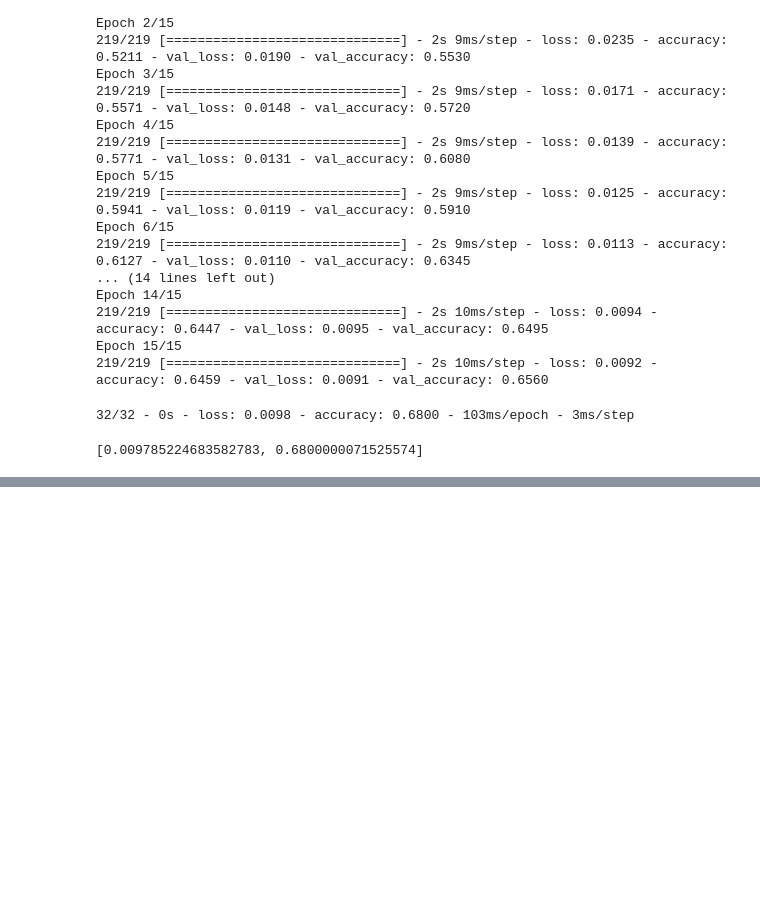
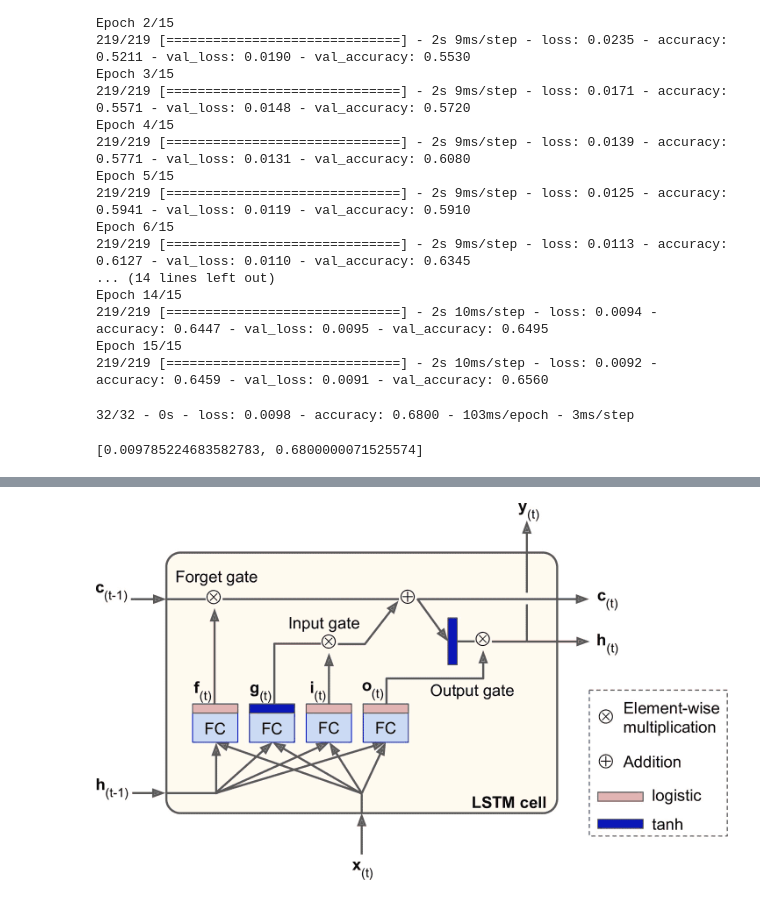
Before and after one commit to binlanguage/mln, a Jupyter notebook: 15_RNN_CNN.ipynb, the cells around one changed output, grey strips where cells are left out. Saved outputs shown, nothing was run; the diff lists cells and outputs as text; code cells hidden in the pictures; blank space fills up the shorter version.

```diff
--- a/15_RNN_CNN.ipynb
+++ b/15_RNN_CNN.ipynb
@@ -251,0 +360,14 @@ plt.show()
+# %%
+#LSTM 单元
+#h[t]是短期记忆状态，c[t]是长期记忆状态
+
+model = keras.models.Sequential([
+    keras.layers.LSTM(20, return_sequences=True, input_shape=[None, 1]),
+    keras.layers.LSTM(20, return_sequences=True),
+    keras.layers.TimeDistributed(keras.layers.Dense(10))
+])
+
+from IPython.display import Image
+Image("https://hands1ml.apachecn.org/img/70745cb802d7baf094598d9d5a61e02b.png",width=640)
+# %% [output]
+[figure, added]
```
Also changed, not shown: parts of 15 cells of this notebook.
